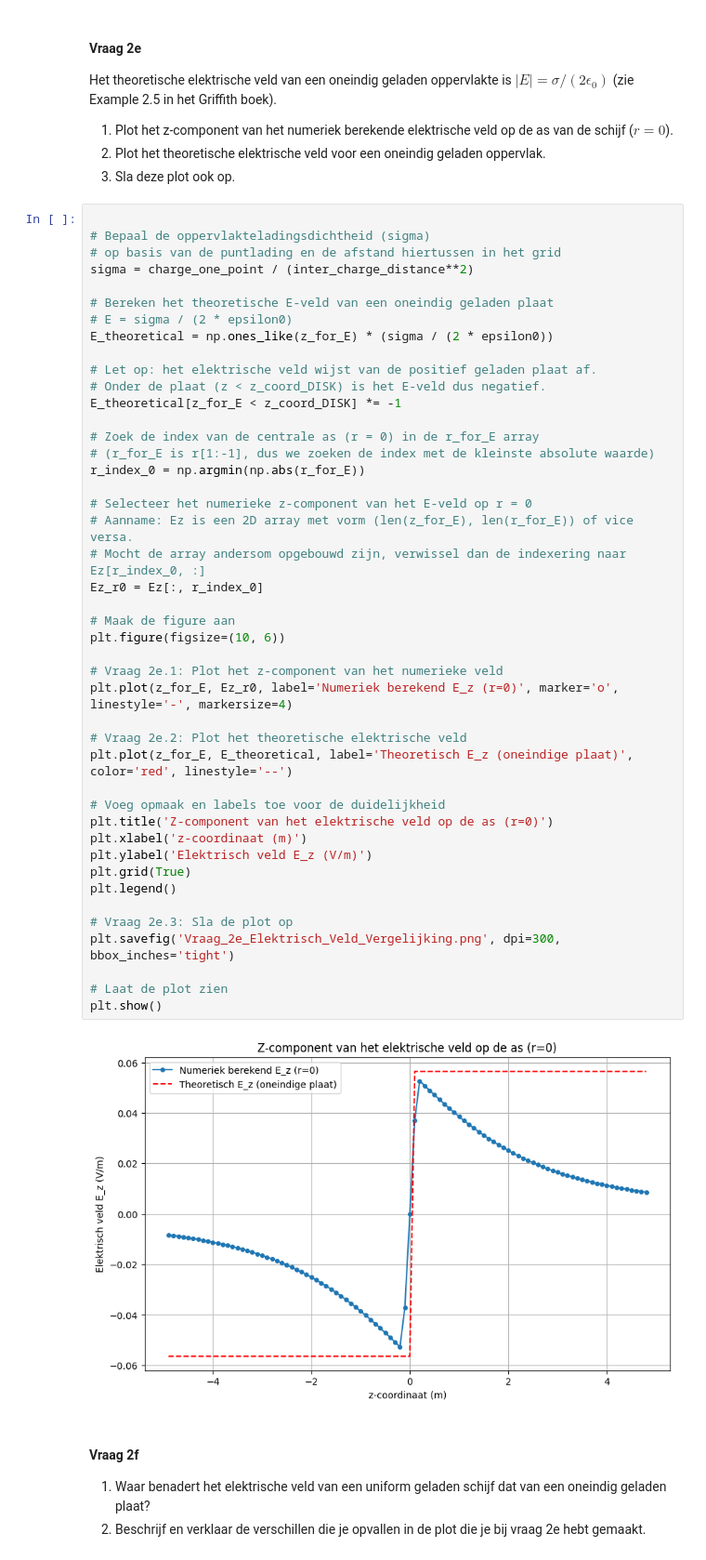
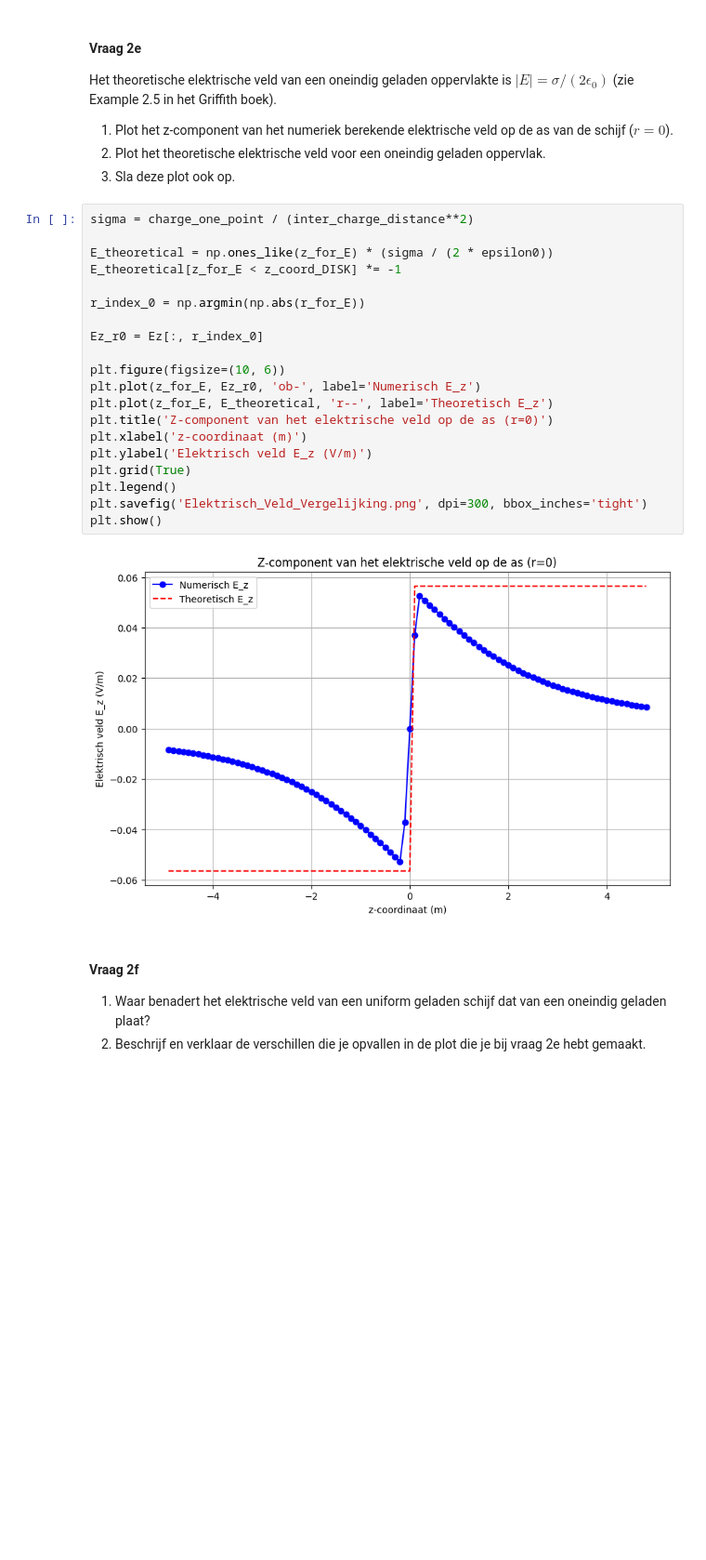
Before and after one commit to DRoelse/Daniel-Def-D, a Jupyter notebook: DigitaleOntwerpopdrachten/1CondensatorOpdracht/CondensatorOntwerpopdracht.ipynb, the cells around one changed output. Shown at 93% size. Cells and saved outputs as stored; diff of their text form; blank space fills up the shorter version.

```diff
--- a/DigitaleOntwerpopdrachten/1CondensatorOpdracht/CondensatorOntwerpopdracht.ipynb
+++ b/DigitaleOntwerpopdrachten/1CondensatorOpdracht/CondensatorOntwerpopdracht.ipynb
@@ -268,51 +269,27 @@ Het theoretische elektrische veld van een oneindig geladen oppervlakte is $|E| =
 2. Plot het theoretische elektrische veld voor een oneindig geladen oppervlak.
 3. Sla deze plot ook op.
 # %%
-
-# Bepaal de oppervlakteladingsdichtheid (sigma)
-# op basis van de puntlading en de afstand hiertussen in het grid
 sigma = charge_one_point / (inter_charge_distance**2)
 
-# Bereken het theoretische E-veld van een oneindig geladen plaat
-# E = sigma / (2 * epsilon0)
 E_theoretical = np.ones_like(z_for_E) * (sigma / (2 * epsilon0))
-
-# Let op: het elektrische veld wijst van de positief geladen plaat af.
-# Onder de plaat (z < z_coord_DISK) is het E-veld dus negatief.
 E_theoretical[z_for_E < z_coord_DISK] *= -1
 
-# Zoek de index van de centrale as (r = 0) in de r_for_E array
-# (r_for_E is r[1:-1], dus we zoeken de index met de kleinste absolute waarde)
 r_index_0 = np.argmin(np.abs(r_for_E))
 
-# Selecteer het numerieke z-component van het E-veld op r = 0
-# Aanname: Ez is een 2D array met vorm (len(z_for_E), len(r_for_E)) of vice versa.
-# Mocht de array andersom opgebouwd zijn, verwissel dan de indexering naar Ez[r_index_0, :]
 Ez_r0 = Ez[:, r_index_0]
 
-# Maak de figure aan
 plt.figure(figsize=(10, 6))
-
-# Vraag 2e.1: Plot het z-component van het numerieke veld
-plt.plot(z_for_E, Ez_r0, label='Numeriek berekend E_z (r=0)', marker='o', linestyle='-', markersize=4)
-
-# Vraag 2e.2: Plot het theoretische elektrische veld
-plt.plot(z_for_E, E_theoretical, label='Theoretisch E_z (oneindige plaat)', color='red', linestyle='--')
-
-# Voeg opmaak en labels toe voor de duidelijkheid
+plt.plot(z_for_E, Ez_r0, 'ob-', label='Numerisch E_z')
+plt.plot(z_for_E, E_theoretical, 'r--', label='Theoretisch E_z')
 plt.title('Z-component van het elektrische veld op de as (r=0)')
 plt.xlabel('z-coordinaat (m)')
 plt.ylabel('Elektrisch veld E_z (V/m)')
 plt.grid(True)
 plt.legend()
-
-# Vraag 2e.3: Sla de plot op
-plt.savefig('Vraag_2e_Elektrisch_Veld_Vergelijking.png', dpi=300, bbox_inches='tight')
-
-# Laat de plot zien
+plt.savefig('Elektrisch_Veld_Vergelijking.png', dpi=300, bbox_inches='tight')
 plt.show()
 # %% [output]
-[figure, old version]
+[figure, new version]
 # %% [markdown]
 #### Vraag 2f
 1. Waar benadert het elektrische veld van een uniform geladen schijf dat van een oneindig geladen plaat?
```
Also changed, not shown: parts of 15 cells of this notebook, 5 other files.
